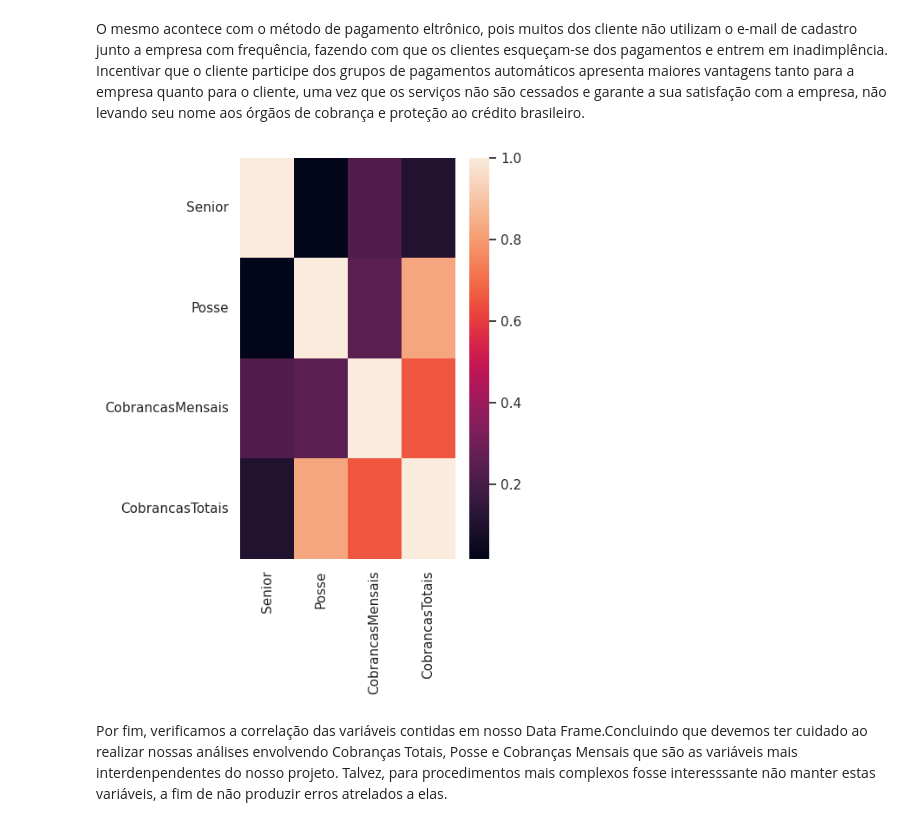
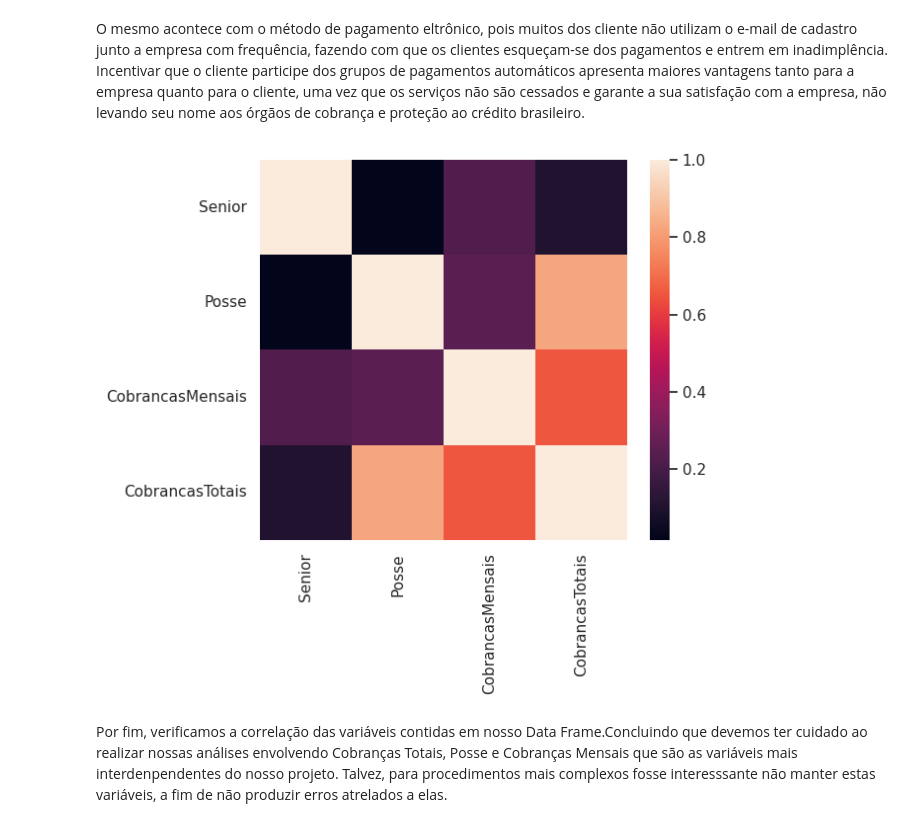
Before and after one commit to askot19/Portfolio, a Jupyter notebook: Churn Prediction/2 - Análise de Dados/2 - Análise de Dados.ipynb, the cells around one changed output. Cells and saved outputs as stored; diff of their text form; code cells hidden in the pictures.

```diff
--- a/Churn Prediction/2 - Análise de Dados/2 - Análise de Dados.ipynb
+++ b/Churn Prediction/2 - Análise de Dados/2 - Análise de Dados.ipynb
@@ -266,8 +266,8 @@ O mesmo acontece com o método de pagamento eltrônico, pois muitos dos cliente
 # %%
 # Conferindo a correlação entre as variáveis
 sns.heatmap(dados.corr(numeric_only=True))
-sns.set(rc = {'figure.figsize':(5, 6)})
+sns.set(rc = {'figure.figsize':(7, 6)})
 # %% [output]
-[figure, old version]
+[figure, new version]
 # %% [markdown]
 Por fim, verificamos a correlação das variáveis contidas em nosso Data Frame.Concluindo que devemos ter cuidado ao realizar nossas análises envolvendo Cobranças Totais, Posse e Cobranças Mensais que são as variáveis mais interdenpendentes do nosso projeto. Talvez, para procedimentos mais complexos fosse interesssante não manter estas variáveis, a fim de não produzir erros atrelados a elas.
```
